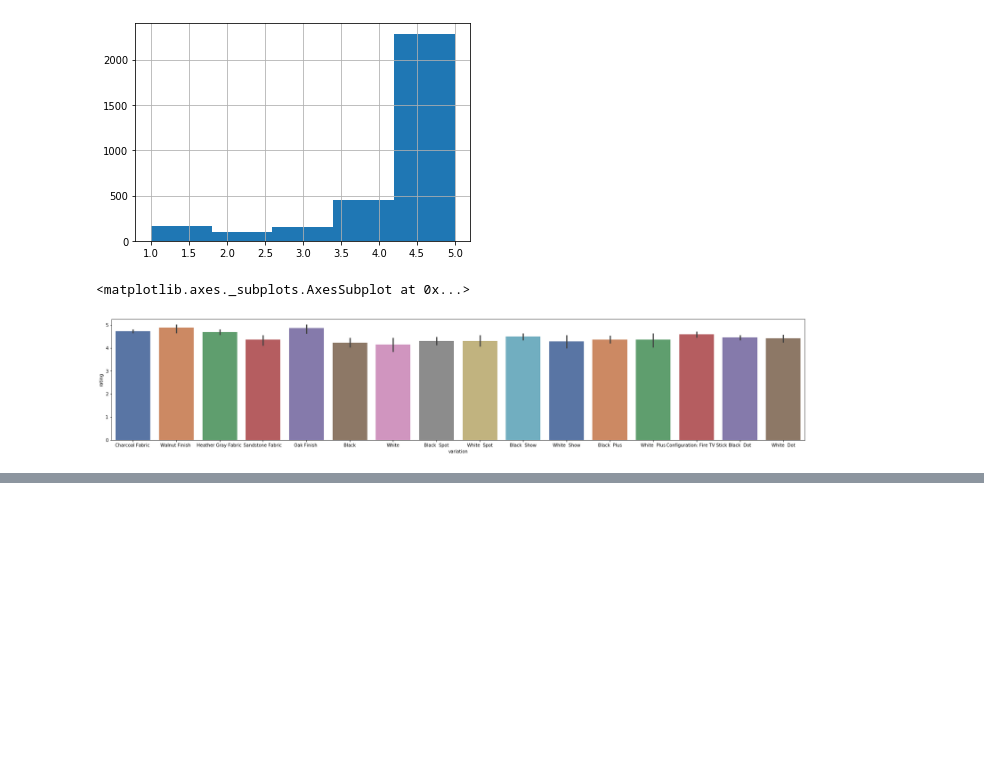
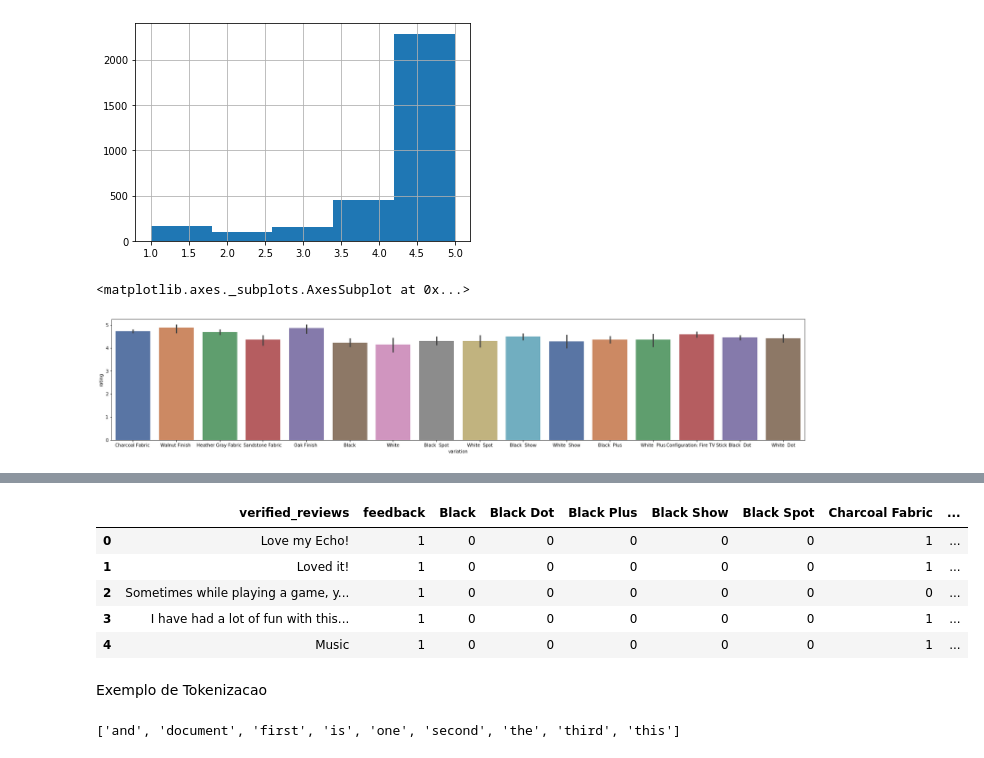
Before and after one commit to marcelounb/DeepLearning, a Jupyter notebook: Projeto5_texto_analise_sentimentos.ipynb, the cells around one changed output, grey strips where cells are left out. Cells and saved outputs as stored; diff of their text form; code cells hidden in the pictures; blank space fills up the shorter version.

```diff
--- a/Projeto5_texto_analise_sentimentos.ipynb
+++ b/Projeto5_texto_analise_sentimentos.ipynb
@@ -79,0 +137,2 @@ sns.barplot(x = 'variation', y='rating', data = df_alexa, palette='deep')
+# %%
+df_alexa.drop(['variation'], axis = 1, inplace=True)
@@ -79,0 +150,11 @@ sns.barplot(x = 'variation', y='rating', data = df_alexa, palette='deep')
+# %%
+df_alexa.head()
+# %% [output]
+|  | verified_reviews | feedback | Black | Black Dot | Black Plus | Black Show | Black Spot | Charcoal Fabric | ... |
+| 0 | Love my Echo! | 1 | 0 | 0 | 0 | 0 | 0 | 1 | ... |
+| 1 | Loved it! | 1 | 0 | 0 | 0 | 0 | 0 | 1 | ... |
+| 2 | Sometimes while playing a game, y... | 1 | 0 | 0 | 0 | 0 | 0 | 0 | ... |
+| 3 | I have had a lot of fun with this... | 1 | 0 | 0 | 0 | 0 | 0 | 1 | ... |
+| 4 | Music | 1 | 0 | 0 | 0 | 0 | 0 | 1 | ... |
+# %% [markdown]
+Exemplo de Tokenizacao
@@ -79,0 +171,4 @@ sns.barplot(x = 'variation', y='rating', data = df_alexa, palette='deep')
+# %%
+print(vectorizer.get_feature_names())
+# %% [output]
+['and', 'document', 'first', 'is', 'one', 'second', 'the', 'third', 'this']
```
Also changed, not shown: parts of 42 cells of this notebook.
